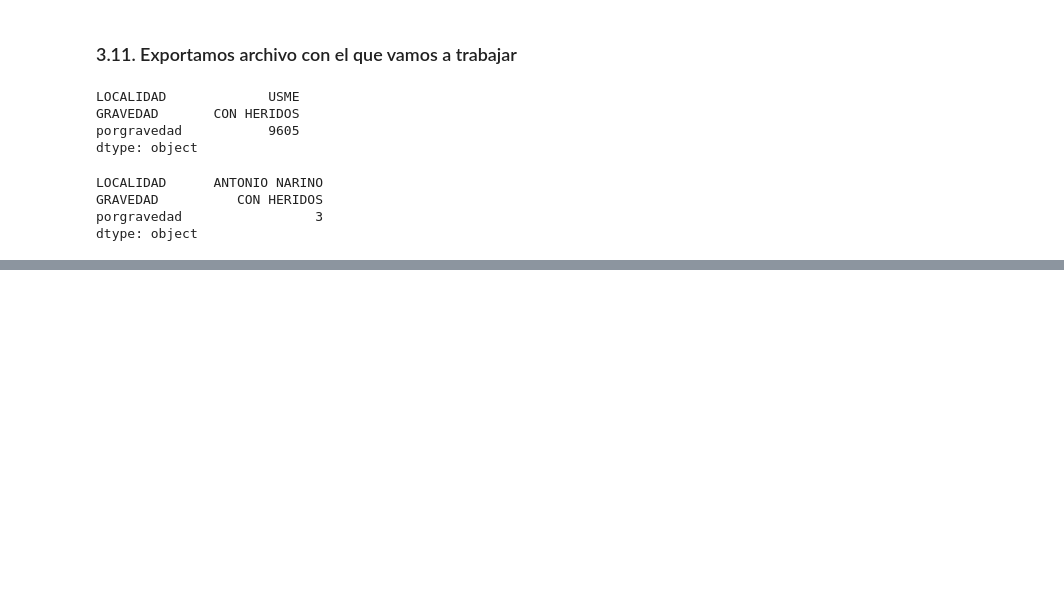
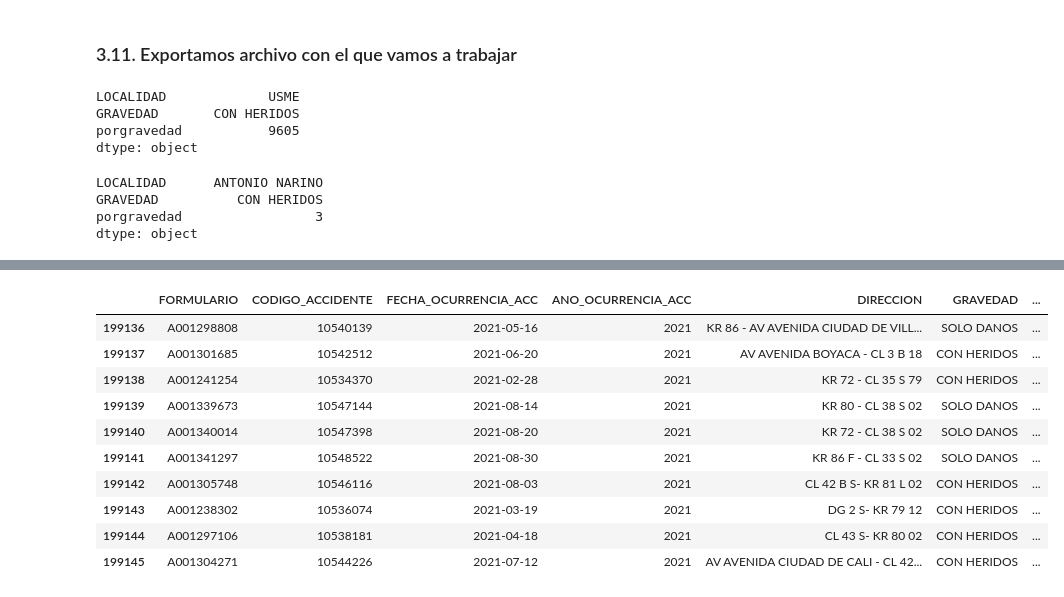
Before and after one commit to adrianferu/CollisionesVehiculares_Bogota, a Jupyter notebook: limpiezaHistoricoSiniestros.ipynb, the cells around one changed output, grey strips where cells are left out. Saved outputs shown, nothing was run; the diff lists cells and outputs as text; code cells hidden in the pictures; blank space fills up the shorter version.

```diff
--- a/limpiezaHistoricoSiniestros.ipynb
+++ b/limpiezaHistoricoSiniestros.ipynb
@@ -271 +291,15 @@ dtypes: datetime64[ns, UTC](1), float64(3), int64(2), object(9)
 memory usage: 22.8+ MB
+# %%
+colisiones.tail(10)
+# %% [output]
+|  | FORMULARIO | CODIGO_ACCIDENTE | FECHA_OCURRENCIA_ACC | ANO_OCURRENCIA_ACC | DIRECCION | GRAVEDAD | ... |
+| 199136 | A001298808 | 10540139 | 2021-05-16 | 2021 | KR 86 - AV AVENIDA CIUDAD DE VILL... | SOLO DANOS | ... |
+| 199137 | A001301685 | 10542512 | 2021-06-20 | 2021 | AV AVENIDA BOYACA - CL 3 B 18 | CON HERIDOS | ... |
+| 199138 | A001241254 | 10534370 | 2021-02-28 | 2021 | KR 72 - CL 35 S 79 | CON HERIDOS | ... |
+| 199139 | A001339673 | 10547144 | 2021-08-14 | 2021 | KR 80 - CL 38 S 02 | SOLO DANOS | ... |
+| 199140 | A001340014 | 10547398 | 2021-08-20 | 2021 | KR 72 - CL 38 S 02 | SOLO DANOS | ... |
+| 199141 | A001341297 | 10548522 | 2021-08-30 | 2021 | KR 86 F - CL 33 S 02 | SOLO DANOS | ... |
+| 199142 | A001305748 | 10546116 | 2021-08-03 | 2021 | CL 42 B S- KR 81 L 02 | CON HERIDOS | ... |
+| 199143 | A001238302 | 10536074 | 2021-03-19 | 2021 | DG 2 S- KR 79 12 | CON HERIDOS | ... |
+| 199144 | A001297106 | 10538181 | 2021-04-18 | 2021 | CL 43 S- KR 80 02 | CON HERIDOS | ... |
+| 199145 | A001304271 | 10544226 | 2021-07-12 | 2021 | AV AVENIDA CIUDAD DE CALI - CL 42... | CON HERIDOS | ... |
```
Also changed, not shown: parts of 8 cells of this notebook, 3 other files.
